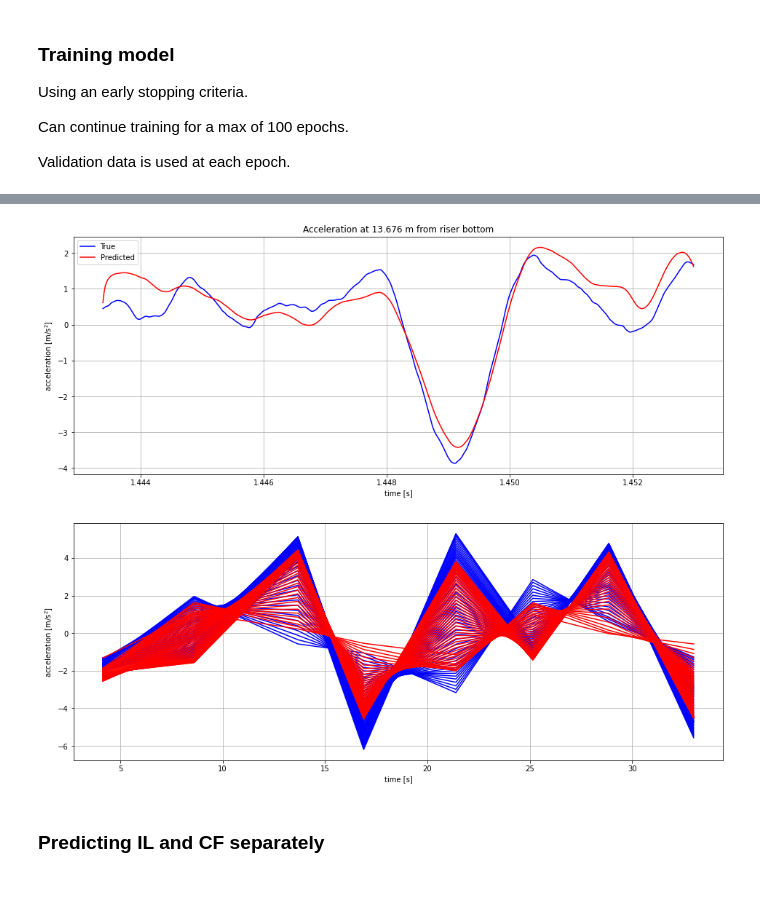
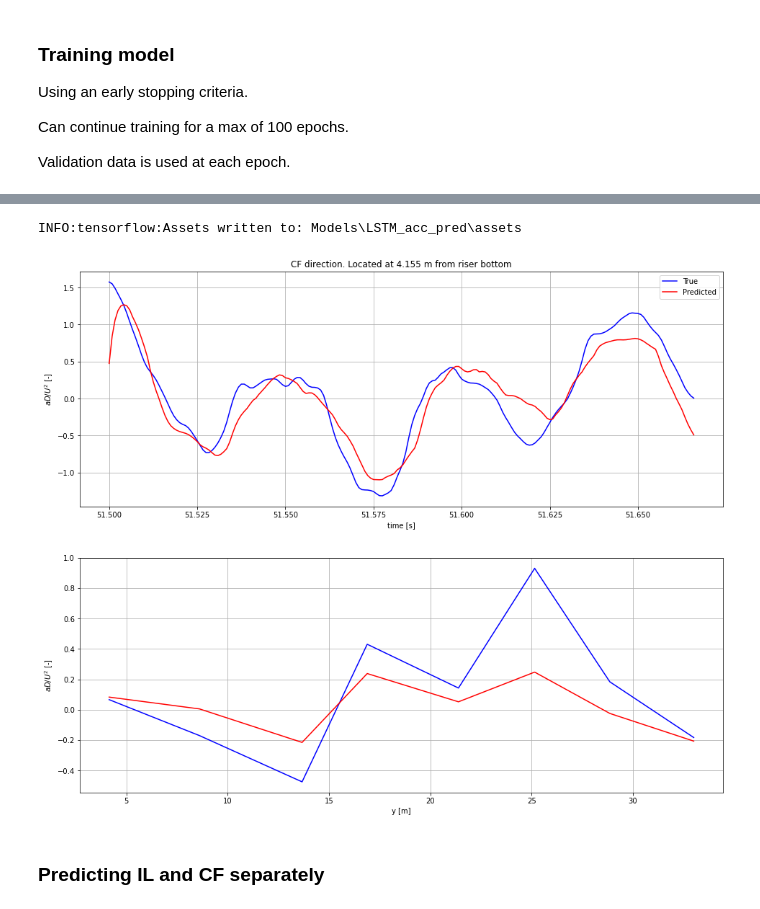
Before and after one commit to MartinLieber/VIV_prediction, a Jupyter notebook: Force_prediction_RNN.ipynb, the cells around one changed output, grey strips where cells are left out. Drawn from its saved outputs; the diff is of its cells as text; code cells hidden in the pictures.

Commit message:
Version including all uniform data

```diff
--- a/Force_prediction_RNN.ipynb
+++ b/Force_prediction_RNN.ipynb
@@ -25,7 +31,6 @@ import itertools
-# %%
-mat = scipy.io.loadmat('test2010.mat')
-chan_names = mat['chan_names']
-data = mat['data']
+# %%
+text_df = pd.read_csv("TD_CONDITIONSET_uniform_3D.txt", delimiter = "\t", header=None)
+text = text_df.values
 # %% [markdown]
 ### Preparation of data
 
@@ -166,8 +184,19 @@ model.add(LSTM(
     return_sequences=True,
     dropout=0.1,
     recurrent_dropout=0.1,
-    activation='tanh'))
-model.add(Dense(50,activation='tanh'))
+    activation='tanh',
+    kernel_regularizer=regularizers.l1_l2(l1=1e-5, l2=1e-4)))
+model.add(LSTM(
+    units=100,
+    batch_input_shape=(None,X.shape[1],n_features),
+    return_sequences=True,
+    dropout=0.1,
+    recurrent_dropout=0.1,
+    activation='tanh',
+    kernel_regularizer=regularizers.l1_l2(l1=1e-5, l2=1e-4)))
+model.add(Dense(50,
+    activation='tanh',
+    kernel_regularizer=regularizers.l1_l2(l1=1e-5, l2=1e-4)))
 model.add(Dropout(0.2))
 model.add(Dense(n_outputs, activation='linear'))
 
@@ -222,33 +253,45 @@ Epoch 100/100
 <keras.callbacks.History at 0x...>
 # %%
 y_pred = model.predict(X_test)
+# %%
+model_path = "Models"
+model_name = "LSTM_acc_pred"
+model.save(os.path.join(model_path,model_name))
+# %% [output]
+INFO:tensorflow:Assets written to: Models\LSTM_acc_pred\assets
 # %%
-n=60
-p=2
+n=3
+p=8
+
+if p>= 8:
+    dir = 'CF'
+else:
+    dir= 'IL'
+
 plt.figure(figsize=(16,6))
 plt.plot(t_test[n,:],y_test[n,:,p],'b-',label='True')
 plt.plot(t_test[n,:],y_pred[n,:,p],'r-',label='Predicted')
 plt.legend()
-plt.ylabel('acceleration [m/s$^2$]')
+plt.ylabel('$aD/U^2$ [-]')
 plt.xlabel('time [s]')
-plt.title(f'Acceleration at {acc_pos[p]} m from riser bottom')
+plt.title(f'{dir} direction. Located at {acc_pos[p%8]} m from riser bottom')
 plt.grid()
 plt.show()
 # %% [output]
-[figure, old version]
+[figure, new version]
 # %%
-n=20
-T=b_size//10
+n=200
+T=1
 plt.figure(figsize=(16,6))
 [plt.plot(acc_pos,y_test[n,it,0:8],'b-',label='True') for it in range(T)]
 [plt.plot(acc_pos,y_pred[n,it,0:8],'r-',label='Predicted') for it in range(T)]
 #plt.legend()
-plt.ylabel('acceleration [m/s$^2$]')
-plt.xlabel('time [s]')
+plt.ylabel('$aD/U^2$ [-]')
+plt.xlabel('y [m]')
 plt.grid()
 plt.show()
 # %% [output]
-[figure, old version]
+[figure, new version]
 # %% [markdown]
 ### Predicting IL and CF separately
 # %%
```
Also changed, not shown: parts of 16 cells of this notebook.
